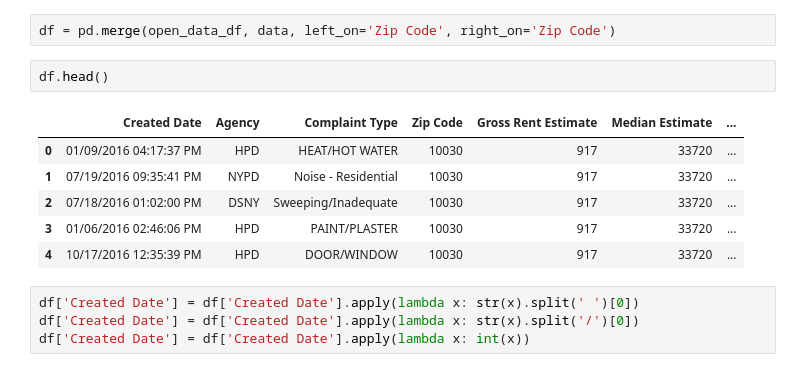
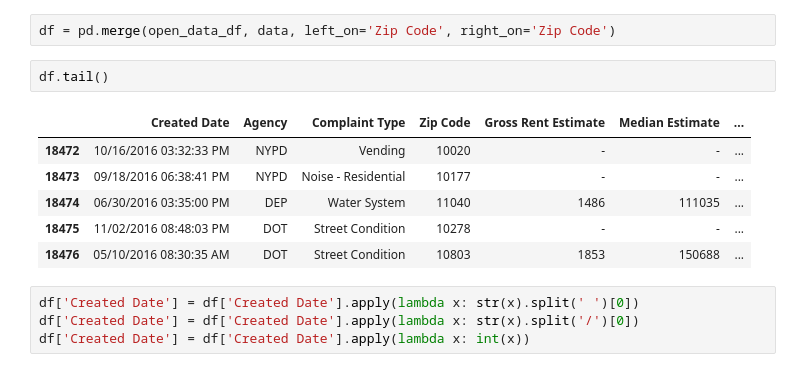
Before and after one commit to kahartman2/Project_NYC_311, a Jupyter notebook: DataFrame Merges.ipynb, the cells around one changed output. Cells and saved outputs as stored; diff of their text form.

```diff
--- a/DataFrame Merges.ipynb
+++ b/DataFrame Merges.ipynb
@@ -210,14 +210,14 @@ open_data_df
 # %%
 df = pd.merge(open_data_df, data, left_on='Zip Code', right_on='Zip Code')
 # %%
-df.head()
+df.tail()
 # %% [output]
 |  | Created Date | Agency | Complaint Type | Zip Code | Gross Rent Estimate | Median Estimate | ... |
-| 0 | 01/09/2016 04:17:37 PM | HPD | HEAT/HOT WATER | 10030 | 917 | 33720 | ... |
-| 1 | 07/19/2016 09:35:41 PM | NYPD | Noise - Residential | 10030 | 917 | 33720 | ... |
-| 2 | 07/18/2016 01:02:00 PM | DSNY | Sweeping/Inadequate | 10030 | 917 | 33720 | ... |
-| 3 | 01/06/2016 02:46:06 PM | HPD | PAINT/PLASTER | 10030 | 917 | 33720 | ... |
-| 4 | 10/17/2016 12:35:39 PM | HPD | DOOR/WINDOW | 10030 | 917 | 33720 | ... |
+| 18472 | 10/16/2016 03:32:33 PM | NYPD | Vending | 10020 | - | - | ... |
+| 18473 | 09/18/2016 06:38:41 PM | NYPD | Noise - Residential | 10177 | - | - | ... |
+| 18474 | 06/30/2016 03:35:00 PM | DEP | Water System | 11040 | 1486 | 111035 | ... |
+| 18475 | 11/02/2016 08:48:03 PM | DOT | Street Condition | 10278 | - | - | ... |
+| 18476 | 05/10/2016 08:30:35 AM | DOT | Street Condition | 10803 | 1853 | 150688 | ... |
 # %%
 df['Created Date'] = df['Created Date'].apply(lambda x: str(x).split(' ')[0])
 df['Created Date'] = df['Created Date'].apply(lambda x: str(x).split('/')[0])
```
Also changed, not shown: parts of 3 cells of this notebook.
